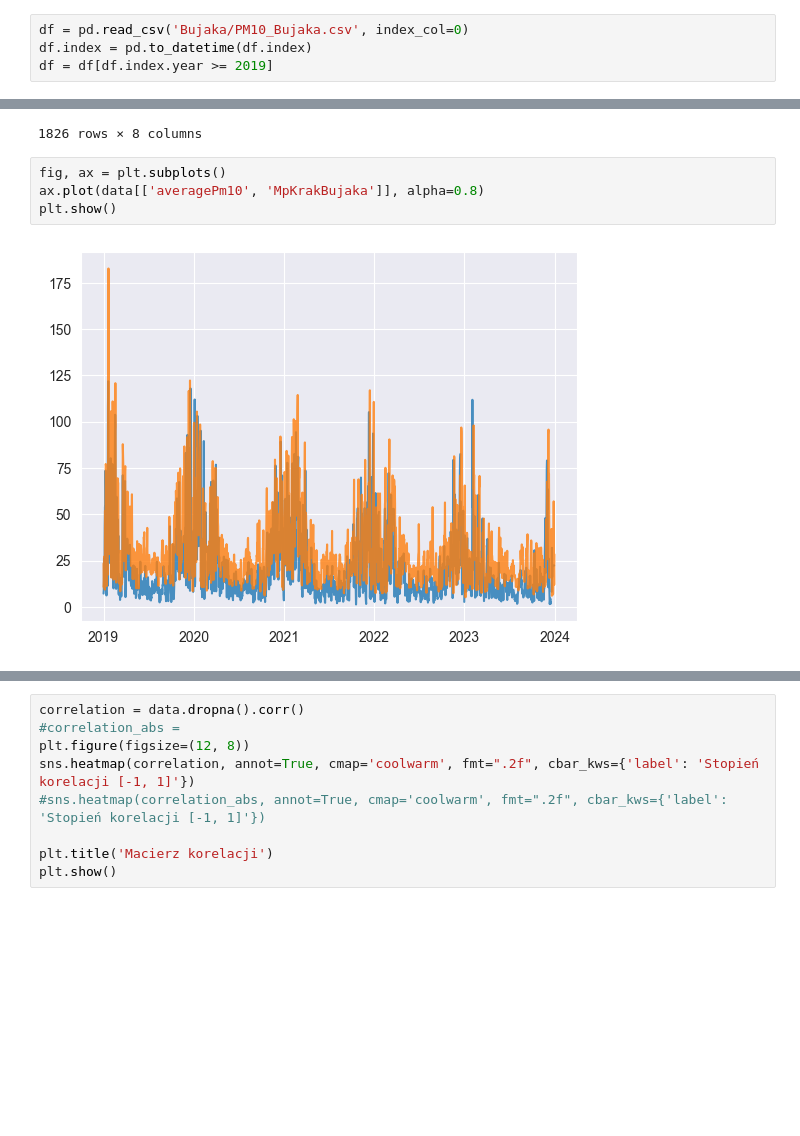
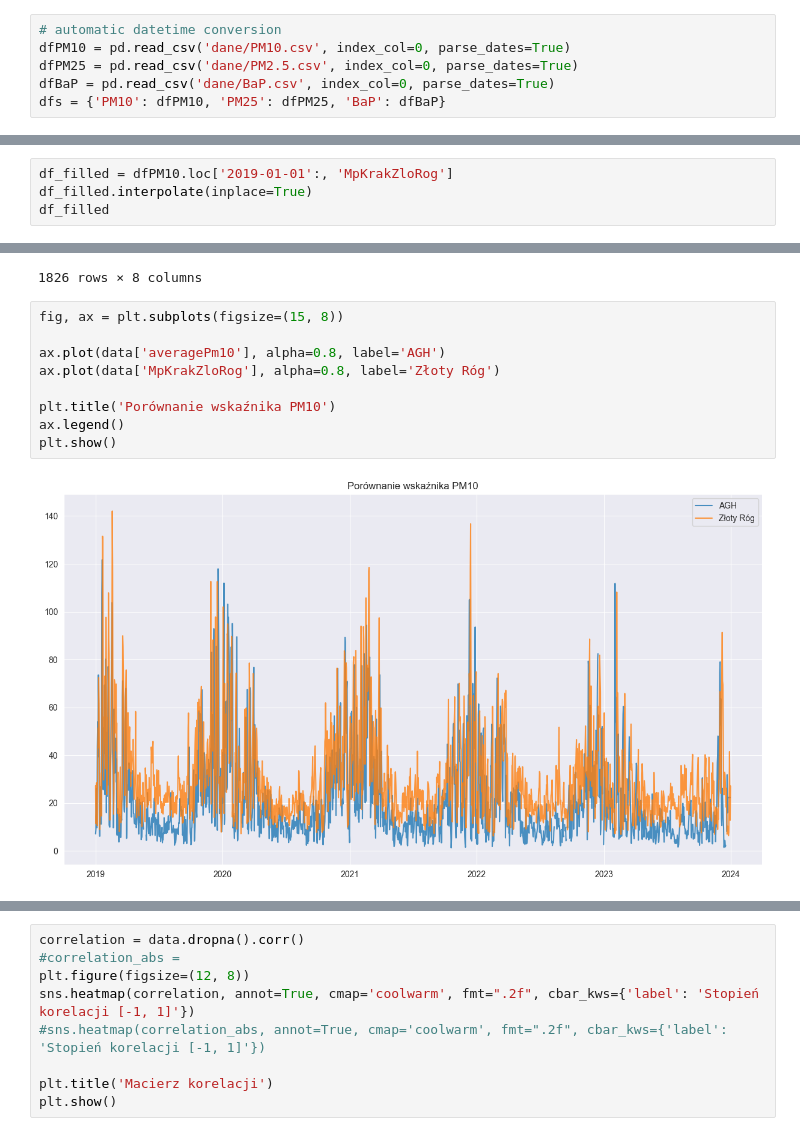
Before and after one commit to klklaudia/AI, a Jupyter notebook: PredykcjaSmogu/eda.ipynb, the cells around one changed output, grey strips where cells are left out. Drawn from its saved outputs; the diff is of its cells as text; blank space fills up the shorter version.

```diff
--- a/PredykcjaSmogu/eda.ipynb
+++ b/PredykcjaSmogu/eda.ipynb
@@ -13,5 +5,7 @@ import scipy.stats as stats
 # %%
-df = pd.read_csv('Bujaka/PM10_Bujaka.csv', index_col=0)
-df.index = pd.to_datetime(df.index)
-df = df[df.index.year >= 2019]
+# automatic datetime conversion
+dfPM10 = pd.read_csv('dane/PM10.csv', index_col=0, parse_dates=True)
+dfPM25 = pd.read_csv('dane/PM2.5.csv', index_col=0, parse_dates=True)
+dfBaP = pd.read_csv('dane/BaP.csv', index_col=0, parse_dates=True)
+dfs = {'PM10': dfPM10, 'PM25': dfPM25, 'BaP': dfBaP}
 # %%
@@ -114,3 +239,7 @@ maxWindSpeed            0
 averageWindSpeed        0
 rainIntensity           0
 dtype: int64
+# %%
+df_filled = dfPM10.loc['2019-01-01':, 'MpKrakZloRog']
+df_filled.interpolate(inplace=True)
+df_filled
@@ -151,9 +282,14 @@ display(data)
 | 2023-12-31 | NaN | NaN | NaN | NaN | NaN | NaN | ... |
 1826 rows × 8 columns
 # %%
-fig, ax = plt.subplots()
-ax.plot(data[['averagePm10', 'MpKrakBujaka']], alpha=0.8)
+fig, ax = plt.subplots(figsize=(15, 8))
+
+ax.plot(data['averagePm10'], alpha=0.8, label='AGH')
+ax.plot(data['MpKrakZloRog'], alpha=0.8, label='Złoty Róg')
+
+plt.title('Porównanie wskaźnika PM10')
+ax.legend()
 plt.show()
 # %% [output]
-[figure, old version]
+[figure, new version]
 # %%
```
Also changed, not shown: parts of 33 cells of this notebook.
